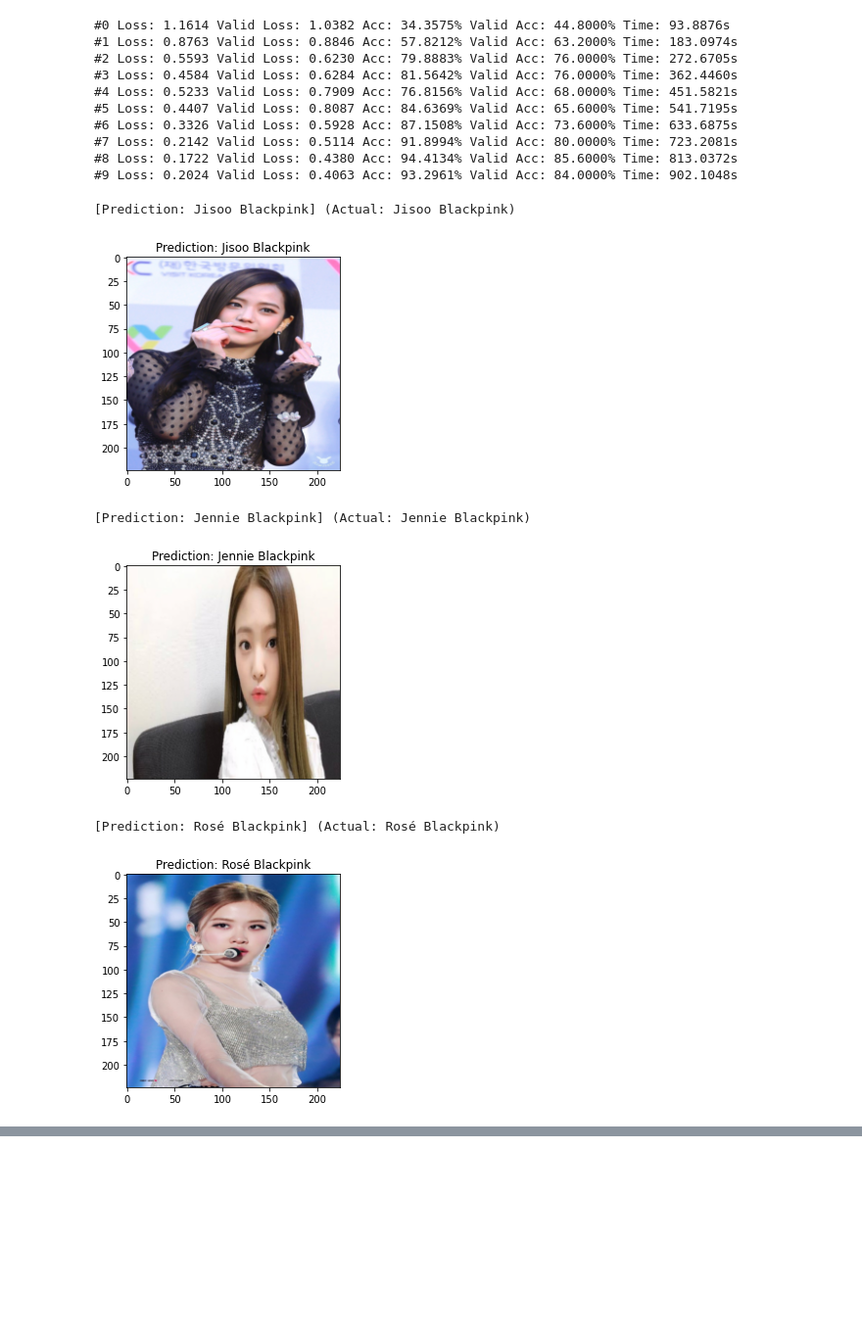
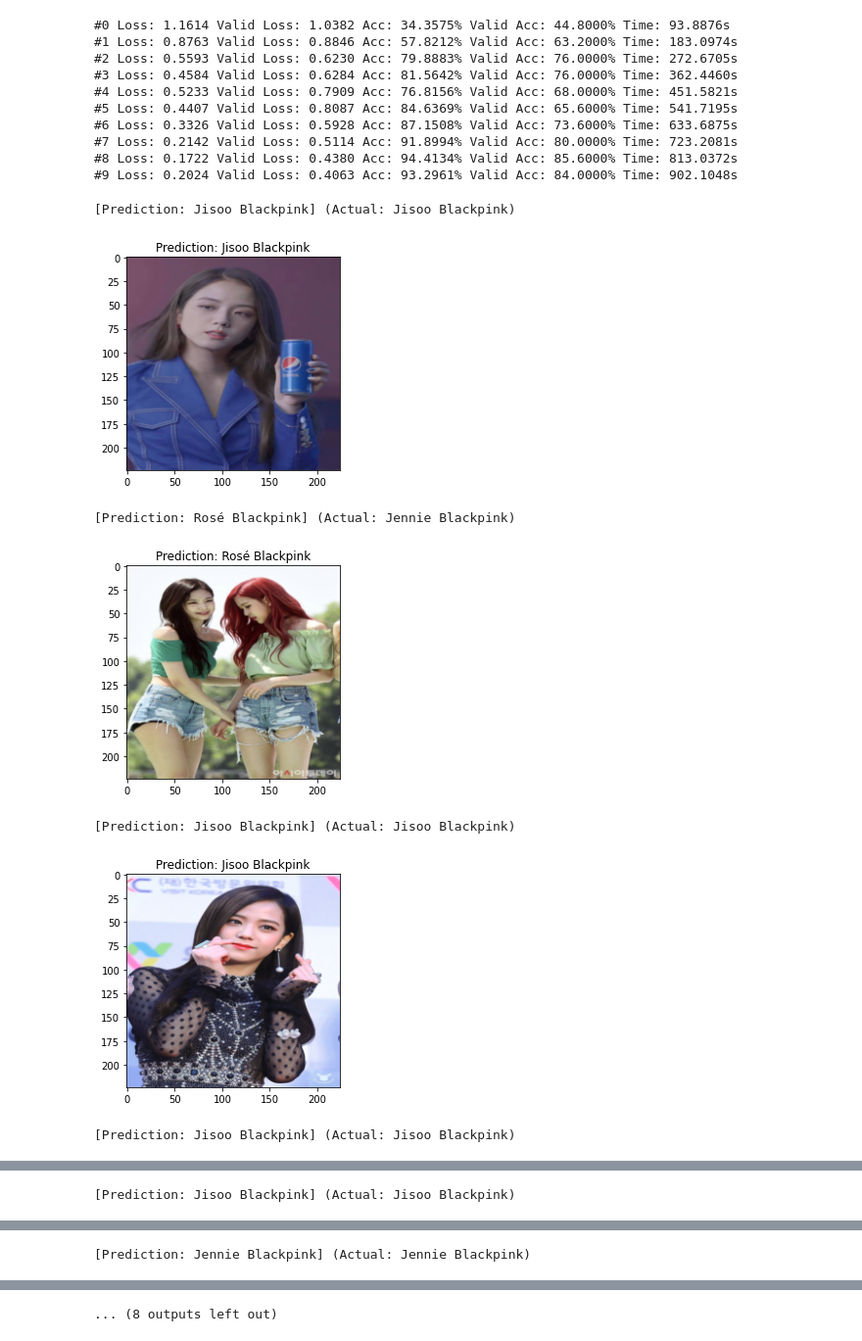
Before and after one commit to sfissel/facial-recognition-project, a Jupyter notebook: final_asian_female .ipynb, the cells around one changed output, grey strips where cells are left out. Shown at 98% size. Saved outputs shown, nothing was run; the diff lists cells and outputs as text; code cells hidden in the pictures; blank space fills up the shorter version.

Commit message:
Added results in each file

```diff
--- a/final_asian_female .ipynb
+++ b/final_asian_female .ipynb
@@ -243,17 +243,15 @@ for epoch in range(num_epochs):
 #8 Loss: 0.1722 Valid Loss: 0.4380 Acc: 94.4134% Valid Acc: 85.6000% Time: 813.0372s
 #9 Loss: 0.2024 Valid Loss: 0.4063 Acc: 93.2961% Valid Acc: 84.0000% Time: 902.1048s
 # %%
-# print some results
-print(f'[Prediction: {class_names[preds[2]]}] (Actual: {class_names[labels.data[2]]})')
-imshow(inputs.cpu().data[2], title='Prediction: ' + class_names[preds[2]])
-print(f'[Prediction: {class_names[preds[5]]}] (Actual: {class_names[labels.data[5]]})')
-imshow(inputs.cpu().data[5], title='Prediction: ' + class_names[preds[5]])
-print(f'[Prediction: {class_names[preds[7]]}] (Actual: {class_names[labels.data[7]]})')
-imshow(inputs.cpu().data[7], title='Prediction: ' + class_names[preds[7]])
+# print results
+for i in range(10):
+    print(f'[Prediction: {class_names[preds[i]]}] (Actual: {class_names[labels.data[i]]})')
+    imshow(inputs.cpu().data[i], title='Prediction: ' + class_names[preds[i]])
 # %% [output]
 [Prediction: Jisoo Blackpink] (Actual: Jisoo Blackpink)
-[figure, old version]
+[figure, new version]
-[Prediction: Jennie Blackpink] (Actual: Jennie Blackpink)
+[Prediction: Rosé Blackpink] (Actual: Jennie Blackpink)
-[figure, old version]
+[figure, new version]
-[Prediction: Rosé Blackpink] (Actual: Rosé Blackpink)
+[Prediction: Jisoo Blackpink] (Actual: Jisoo Blackpink)
-[figure, old version]
+[figure, new version]
+[Prediction: Jisoo Blackpink] (Actual: Jisoo Blackpink)
@@ -259,0 +259 @@ imshow(inputs.cpu().data[7], title='Prediction: ' + class_names[preds[7]])
+[Prediction: Jisoo Blackpink] (Actual: Jisoo Blackpink)
@@ -259,0 +261 @@ imshow(inputs.cpu().data[7], title='Prediction: ' + class_names[preds[7]])
+[Prediction: Jennie Blackpink] (Actual: Jennie Blackpink)
@@ -259,0 +263 @@ imshow(inputs.cpu().data[7], title='Prediction: ' + class_names[preds[7]])
+... (8 outputs left out)
```
Also changed, not shown: parts of 1 cell of this notebook.
